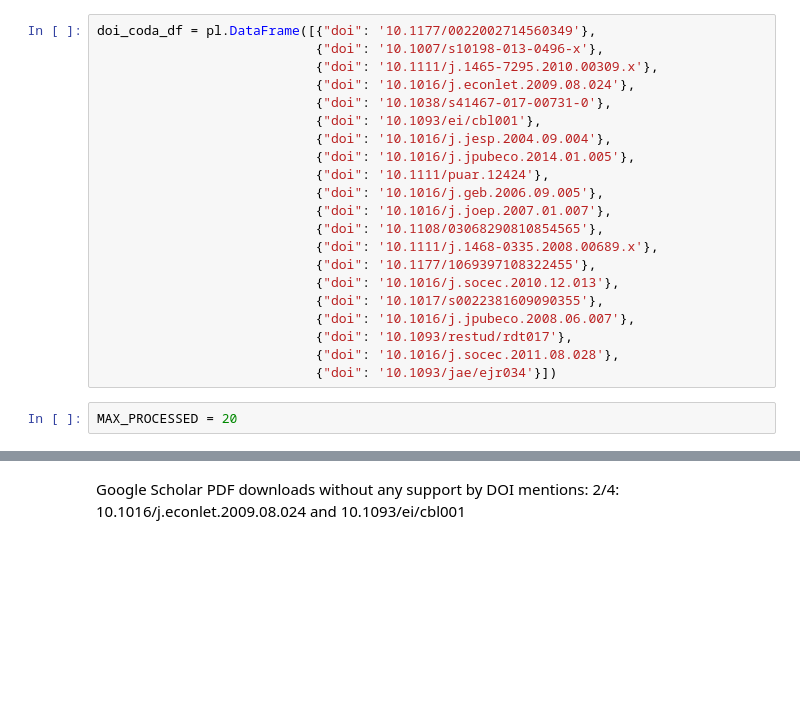
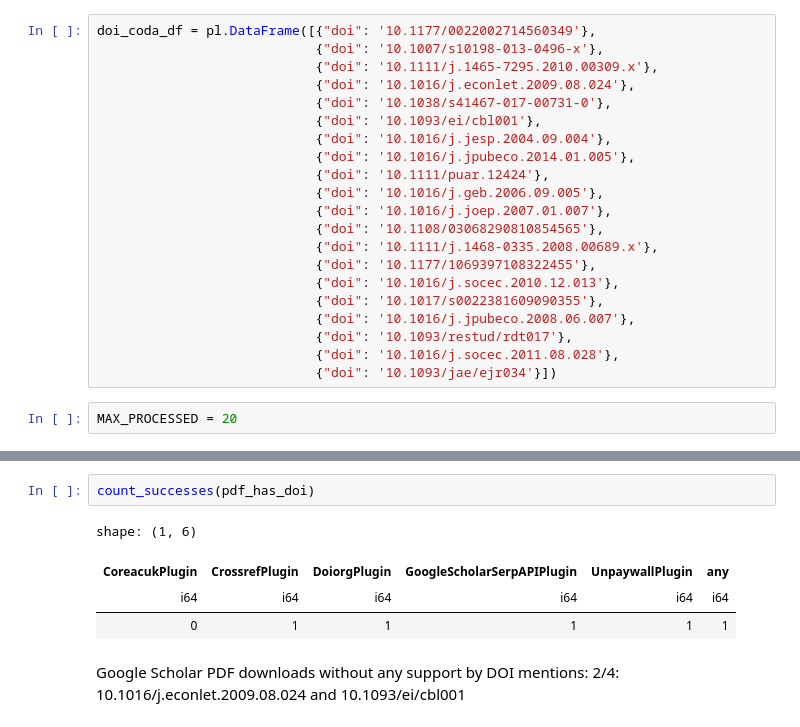
Before and after one commit to escience-tmsr/doi-downloader, a Jupyter notebook: notebooks/test.ipynb, the cells around one changed output, grey strips where cells are left out. Cells and saved outputs as stored; diff of their text form; blank space fills up the shorter version.

```diff
--- a/notebooks/test.ipynb
+++ b/notebooks/test.ipynb
@@ -190,3 +197,10 @@ shape: (1, 5)
+# %%
+count_successes(pdf_has_doi)
+# %% [output]
+shape: (1, 6)
+| CoreacukPlugin | CrossrefPlugin | DoiorgPlugin | GoogleScholarSerpAPIPlugin | UnpaywallPlugin | any |
+| i64 | i64 | i64 | i64 | i64 | i64 |
+| 0 | 1 | 1 | 1 | 1 | 1 |
 # %% [markdown]
 Google Scholar PDF downloads without any support by DOI mentions: 2/4: 10.1016/j.econlet.2009.08.024 and 10.1093/ei/cbl001
 # %% [markdown]
```
Also changed, not shown: parts of 13 cells of this notebook, 4 other files.
